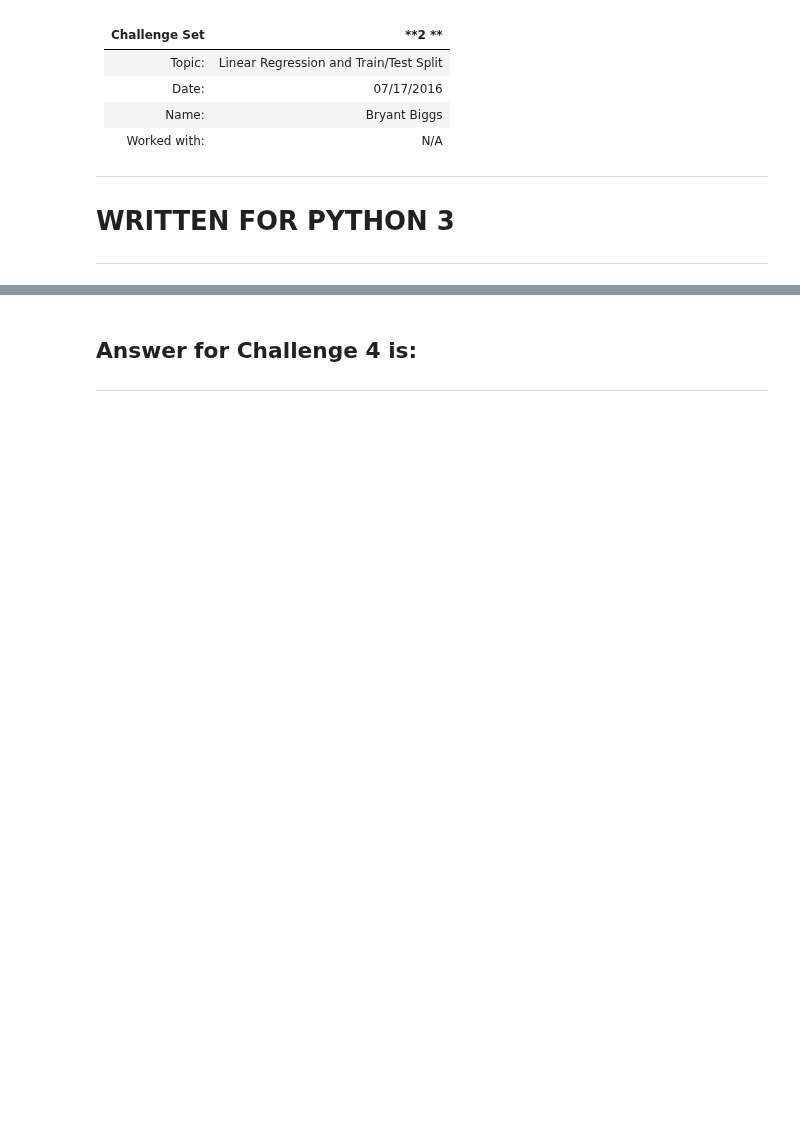
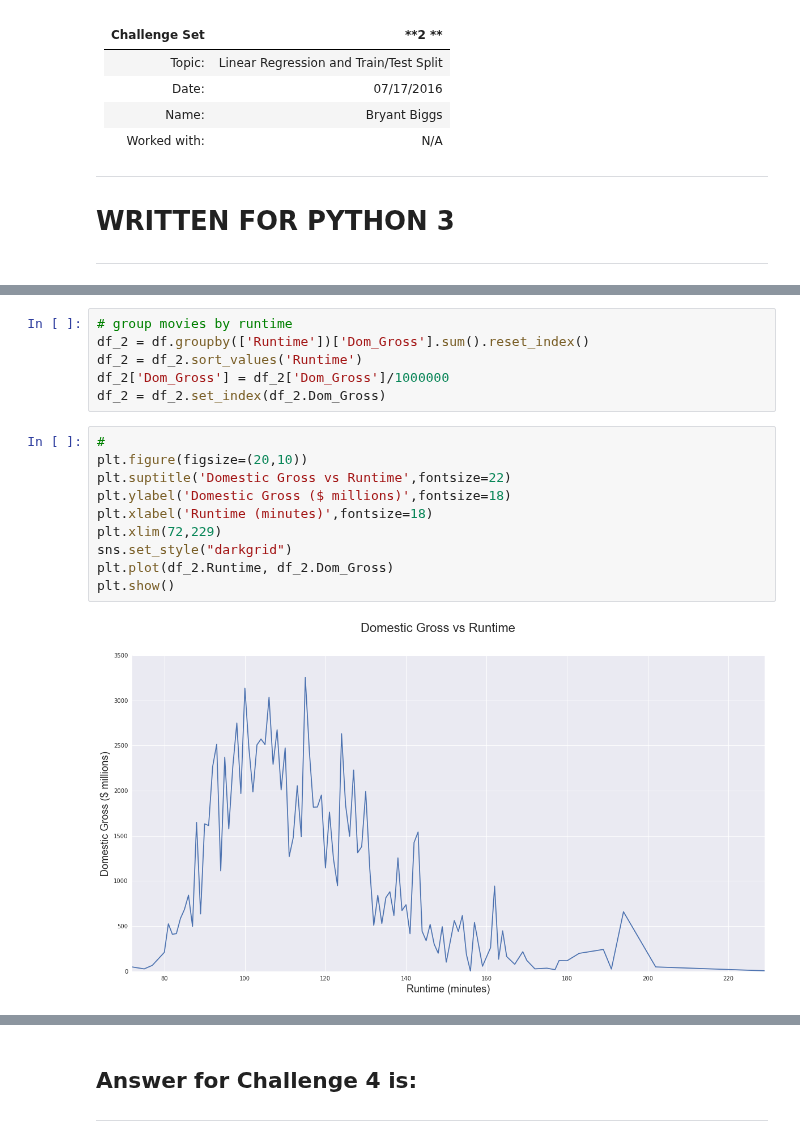
Before and after one commit to robinsones/dsp, a Jupyter notebook: challenges/submissions/02-luther1/bryant/bryant_02-luther1.ipynb, the cells around one changed output, grey strips where cells are left out. Drawn from its saved outputs; the diff is of its cells as text; blank space fills up the shorter version.

```diff
--- a/challenges/submissions/02-luther1/bryant/bryant_02-luther1.ipynb
+++ b/challenges/submissions/02-luther1/bryant/bryant_02-luther1.ipynb
@@ -26,0 +87,18 @@ Repeat the process of challenge one, but also add one continuous (numeric) predi
+# %%
+# group movies by runtime
+df_2 = df.groupby(['Runtime'])['Dom_Gross'].sum().reset_index()
+df_2 = df_2.sort_values('Runtime')
+df_2['Dom_Gross'] = df_2['Dom_Gross']/1000000
+df_2 = df_2.set_index(df_2.Dom_Gross)
+# %%
+#
+plt.figure(figsize=(20,10))
+plt.suptitle('Domestic Gross vs Runtime',fontsize=22)
+plt.ylabel('Domestic Gross ($ millions)',fontsize=18)
+plt.xlabel('Runtime (minutes)',fontsize=18)
+plt.xlim(72,229)
+sns.set_style("darkgrid")
+plt.plot(df_2.Runtime, df_2.Dom_Gross)
+plt.show()
+# %% [output]
+[figure, added]
```
Also changed, not shown: parts of 25 cells of this notebook.
